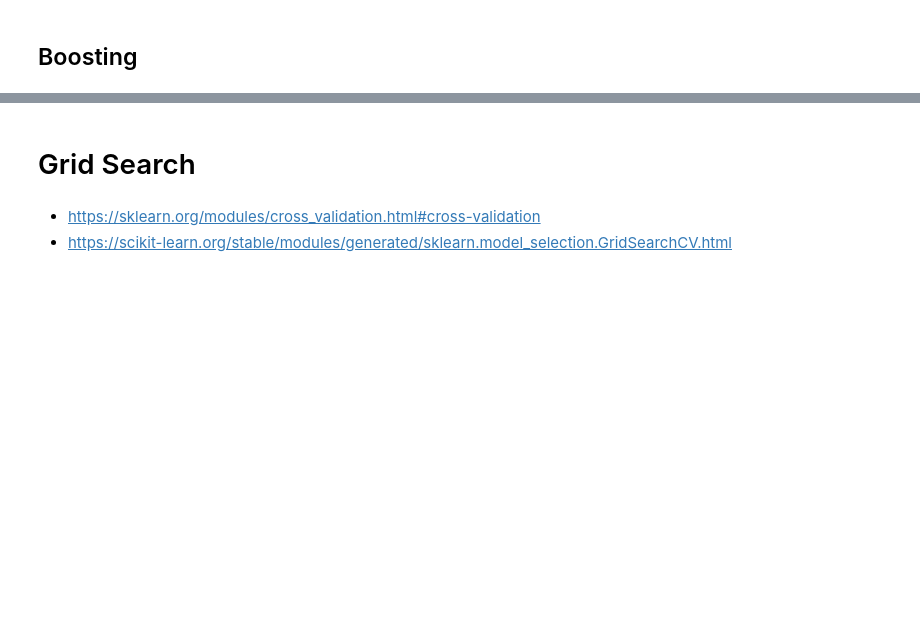
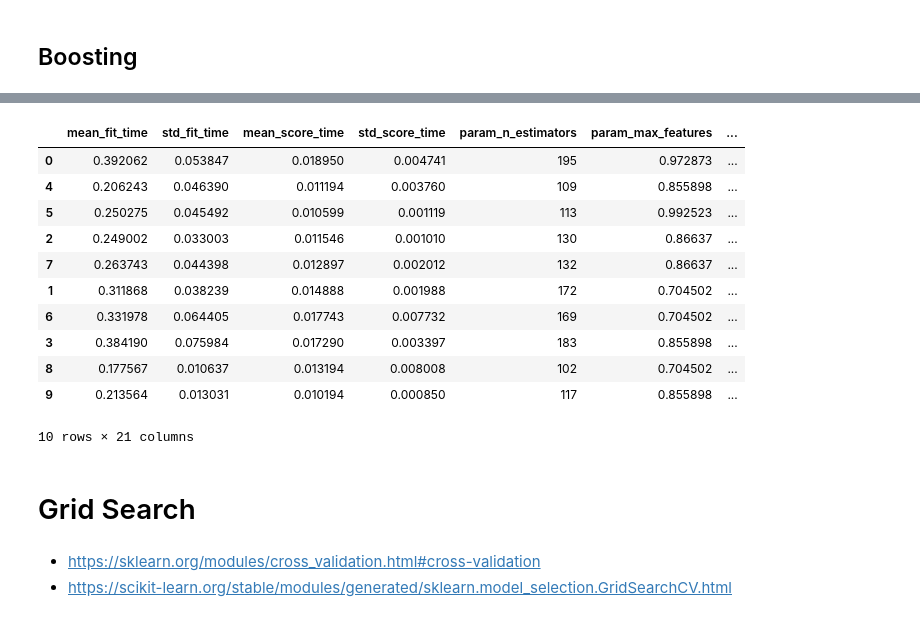
Before and after one commit to baesku789/jupyter, a Jupyter notebook: pima-classfication-baseline-03.ipynb, the cells around one changed output, grey strips where cells are left out. Saved outputs shown, nothing was run; the diff lists cells and outputs as text; code cells hidden in the pictures; blank space fills up the shorter version.

```diff
--- a/pima-classfication-baseline-03.ipynb
+++ b/pima-classfication-baseline-03.ipynb
@@ -120,3 +220,21 @@ model?
+# %%
+df = pd.DataFrame(results, columns=["estimator", "best_params",
+                               "train_score", "test_score", "cv_result"])
+# %%
+pd.DataFrame(df.loc[1, "cv_result"]).sort_values(by="rank_test_score")
+# %% [output]
+|  | mean_fit_time | std_fit_time | mean_score_time | std_score_time | param_n_estimators | param_max_features | ... |
+| 0 | 0.392062 | 0.053847 | 0.018950 | 0.004741 | 195 | 0.972873 | ... |
+| 4 | 0.206243 | 0.046390 | 0.011194 | 0.003760 | 109 | 0.855898 | ... |
+| 5 | 0.250275 | 0.045492 | 0.010599 | 0.001119 | 113 | 0.992523 | ... |
+| 2 | 0.249002 | 0.033003 | 0.011546 | 0.001010 | 130 | 0.86637 | ... |
+| 7 | 0.263743 | 0.044398 | 0.012897 | 0.002012 | 132 | 0.86637 | ... |
+| 1 | 0.311868 | 0.038239 | 0.014888 | 0.001988 | 172 | 0.704502 | ... |
+| 6 | 0.331978 | 0.064405 | 0.017743 | 0.007732 | 169 | 0.704502 | ... |
+| 3 | 0.384190 | 0.075984 | 0.017290 | 0.003397 | 183 | 0.855898 | ... |
+| 8 | 0.177567 | 0.010637 | 0.013194 | 0.008008 | 102 | 0.704502 | ... |
+| 9 | 0.213564 | 0.013031 | 0.010194 | 0.000850 | 117 | 0.855898 | ... |
+10 rows × 21 columns
 # %% [markdown]
 # Grid Search
 # %% [markdown]
```
Also changed, not shown: parts of 25 cells of this notebook.
